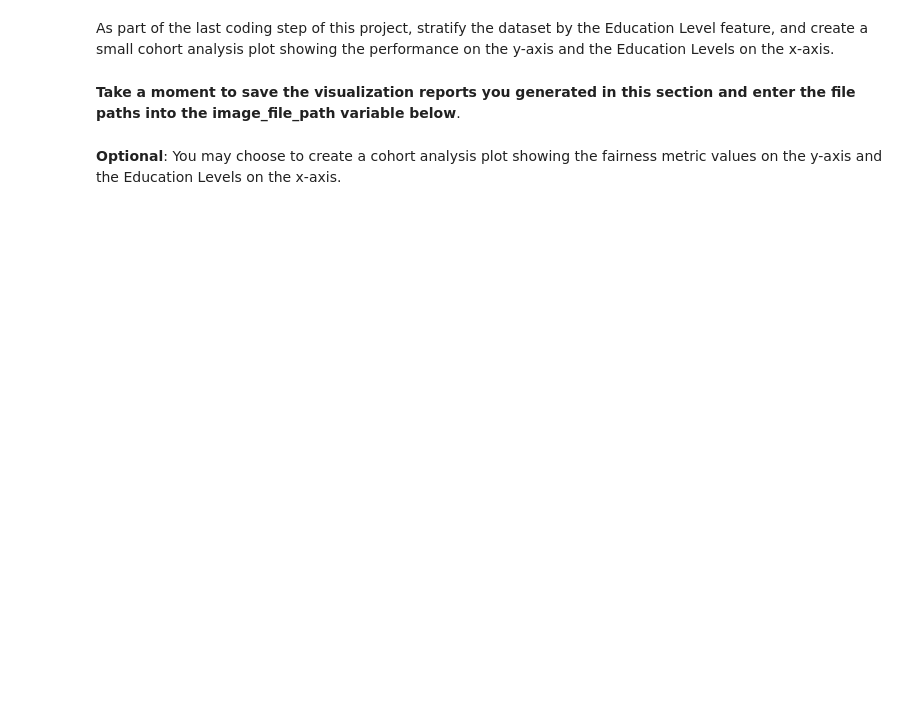
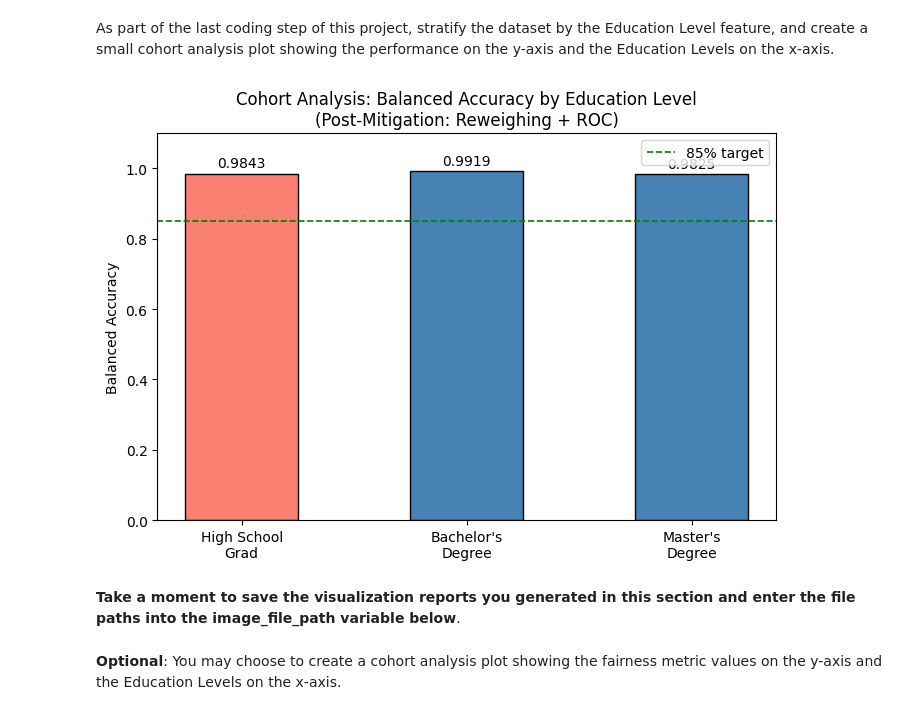
Before and after one commit to thebreadishard/udacity-idoou, a Jupyter notebook: AI Ethics Project -- STARTER.ipynb, the cells around one changed output. Drawn from its saved outputs; the diff is of its cells as text; code cells hidden in the pictures; blank space fills up the shorter version.

```diff
--- a/AI Ethics Project -- STARTER.ipynb
+++ b/AI Ethics Project -- STARTER.ipynb
@@ -642,3 +817,43 @@ As part of the last coding step of this project, stratify the dataset by the Edu
+# %%
+# Cohort analysis: balanced accuracy by Education Level after mitigation
+test_feats = orig_test.features
+test_true  = orig_test.labels.ravel()
+y_roc_pred = test_pred_roc.labels.ravel()
+
+# Use substring matching to avoid apostrophe encoding differences
+hs_idx = next(i for i, n in enumerate(feature_names) if 'High School Grad' in n)
+ba_idx = next(i for i, n in enumerate(feature_names) if 'Bachelor' in n)
+ma_idx = next(i for i, n in enumerate(feature_names) if 'Master' in n)
+
+cohort_labels = ["High School\nGrad", "Bachelor's\nDegree", "Master's\nDegree"]
+cohort_idxs   = [hs_idx, ba_idx, ma_idx]
+cohort_colors = ['salmon', 'steelblue', 'steelblue']
+cohort_bal_accs = []
+
+for idx in cohort_idxs:
+    mask     = test_feats[:, idx] == 1
+    y_true_c = test_true[mask]
+    y_pred_c = y_roc_pred[mask]
+    tpr_c = np.sum((y_pred_c == 1) & (y_true_c == 1)) / max(np.sum(y_true_c == 1), 1)
+    tnr_c = np.sum((y_pred_c == 0) & (y_true_c == 0)) / max(np.sum(y_true_c == 0), 1)
+    cohort_bal_accs.append((tpr_c + tnr_c) / 2)
+
+fig, ax = plt.subplots(figsize=(7, 5))
+bars = ax.bar(cohort_labels, cohort_bal_accs,
+              color=cohort_colors, edgecolor='black', width=0.5)
+ax.set_ylim(0, 1.1)
+ax.set_ylabel('Balanced Accuracy')
+ax.set_title('Cohort Analysis: Balanced Accuracy by Education Level\n(Post-Mitigation: Reweighing + ROC)')
+for bar, val in zip(bars, cohort_bal_accs):
+    ax.text(bar.get_x() + bar.get_width() / 2, bar.get_height() + 0.01,
+            f'{val:.4f}', ha='center', va='bottom', fontsize=10)
+ax.axhline(0.85, color='green', linestyle='--', linewidth=1.2, label='85% target')
+ax.legend()
+plt.tight_layout()
+plt.savefig("cohort_analysis.png", dpi=150, bbox_inches="tight")
+plt.show()
+# %% [output]
+[figure, added]
 # %% [markdown]
 **Take a moment to save the visualization reports you generated in this section and enter the file paths into the image_file_path variable below**.
 # %%
```
Also changed, not shown: parts of 15 cells of this notebook, 4 other files.
